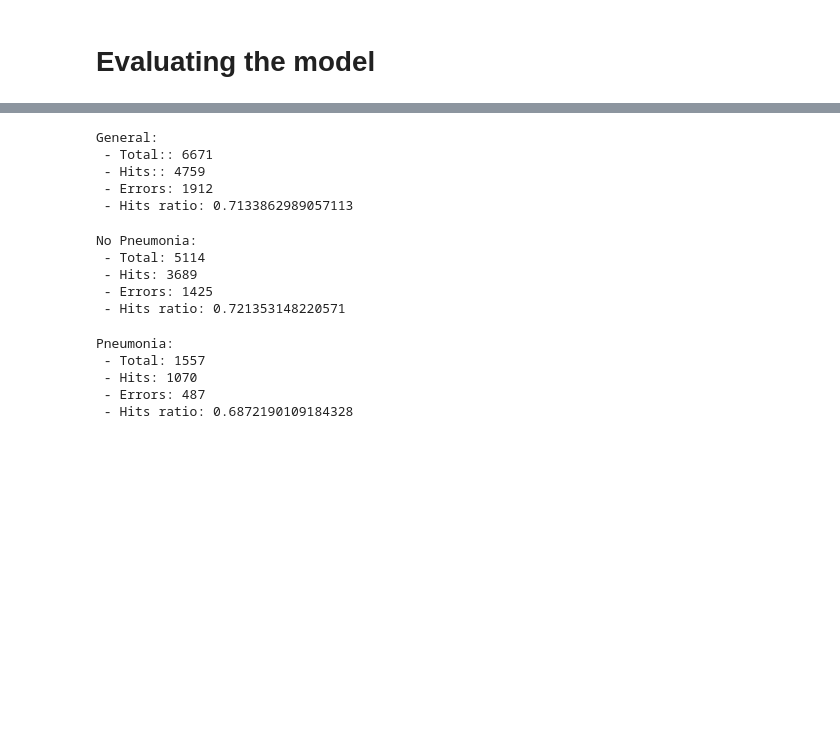
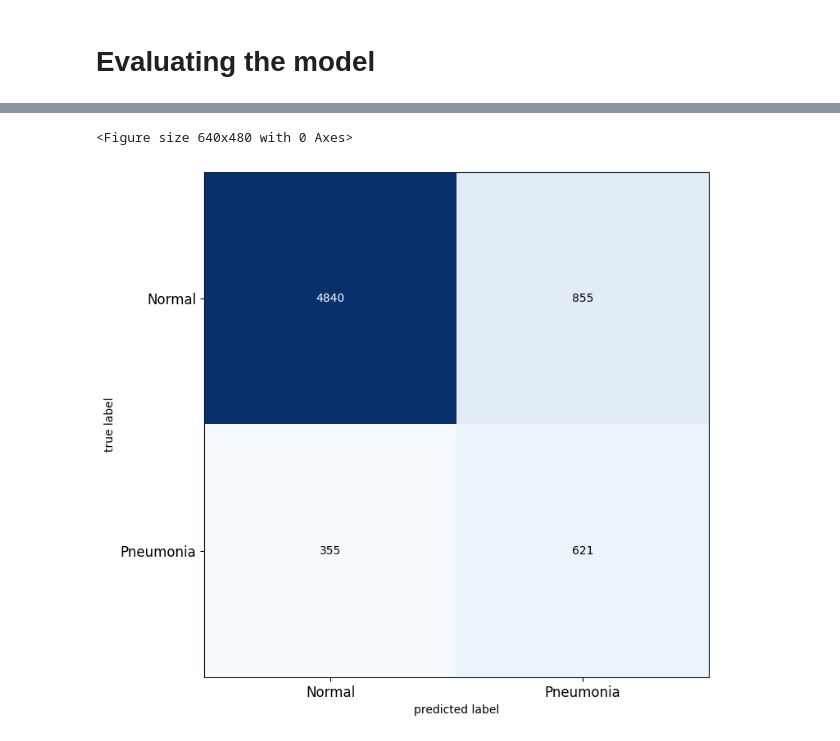
Before and after one commit to danifarre/pneumonia-detection, a Jupyter notebook: notebooks/simple_cnn.ipynb, the cells around one changed output, grey strips where cells are left out. Drawn from its saved outputs; the diff is of its cells as text; code cells hidden in the pictures; blank space fills up the shorter version.

Commit message:
lime and confusion matrix added

```diff
--- a/notebooks/simple_cnn.ipynb
+++ b/notebooks/simple_cnn.ipynb
@@ -159,3 +113,6 @@ del x_train
 del y_train
 # %% [markdown]
 # Evaluating the model
+# %%
+x_test, y_test = pdc.load_test_data(image_size=IMAGE_SIZE)
+x_test = x_test / 255.0
@@ -179,12 +129,0 @@ errors = test_labels_df[test_labels_df['Target'] != test_labels_df['Prediction']
-# %%
-print('General:')
-print(' - Total:: ' + str(hits + errors))
-print(' - Hits:: ' + str(hits))
-print(' - Errors: ' + str(errors))
-print(' - Hits ratio: ' + str(hits / (hits + errors)))
-# %% [output]
-General:
- - Total:: 6671
- - Hits:: 4759
- - Errors: 1912
- - Hits ratio: 0.7133862989057113
@@ -194,12 +129,0 @@ errors = test_labels_df[(test_labels_df['Target'] == 0) & (test_labels_df['Targe
-# %%
-print('No Pneumonia:')
-print(' - Total: ' + str(hits + errors))
-print(' - Hits: ' + str(hits))
-print(' - Errors: ' + str(errors))
-print(' - Hits ratio: ' + str(hits / (hits + errors)))
-# %% [output]
-No Pneumonia:
- - Total: 5114
- - Hits: 3689
- - Errors: 1425
- - Hits ratio: 0.721353148220571
@@ -209,12 +130,5 @@ errors = test_labels_df[(test_labels_df['Target'] == 1) & (test_labels_df['Targe
-# %%
-print('Pneumonia:')
-print(' - Total: ' + str(hits + errors))
-print(' - Hits: ' + str(hits))
-print(' - Errors: ' + str(errors))
-print(' - Hits ratio: ' + str(hits / (hits + errors)))
-# %% [output]
-Pneumonia:
- - Total: 1557
- - Hits: 1070
- - Errors: 487
- - Hits ratio: 0.6872190109184328
+# %%
+Scheme.confusion_matrix(predictions_rounded, pdc.get_test_df().diagnosis.to_numpy())
+# %% [output]
+<Figure size 640x480 with 0 Axes>
+[figure, added]
```
Also changed, not shown: parts of 19 cells of this notebook.
